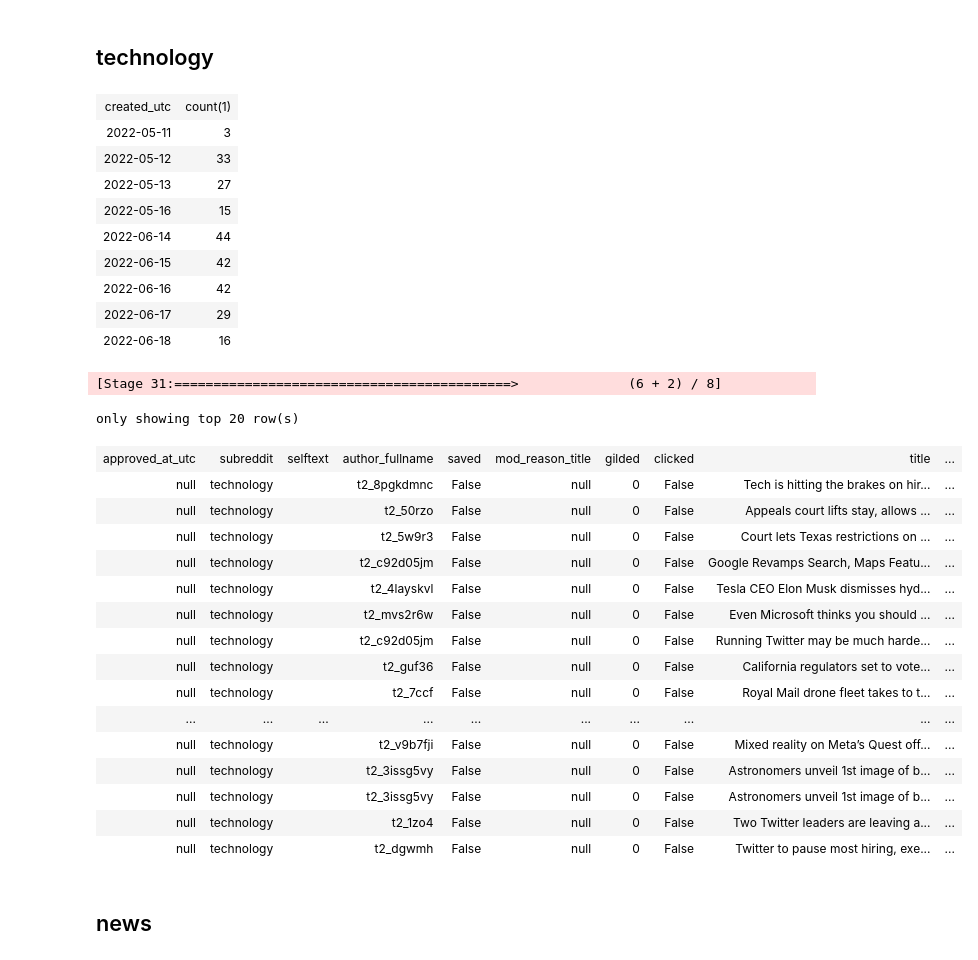
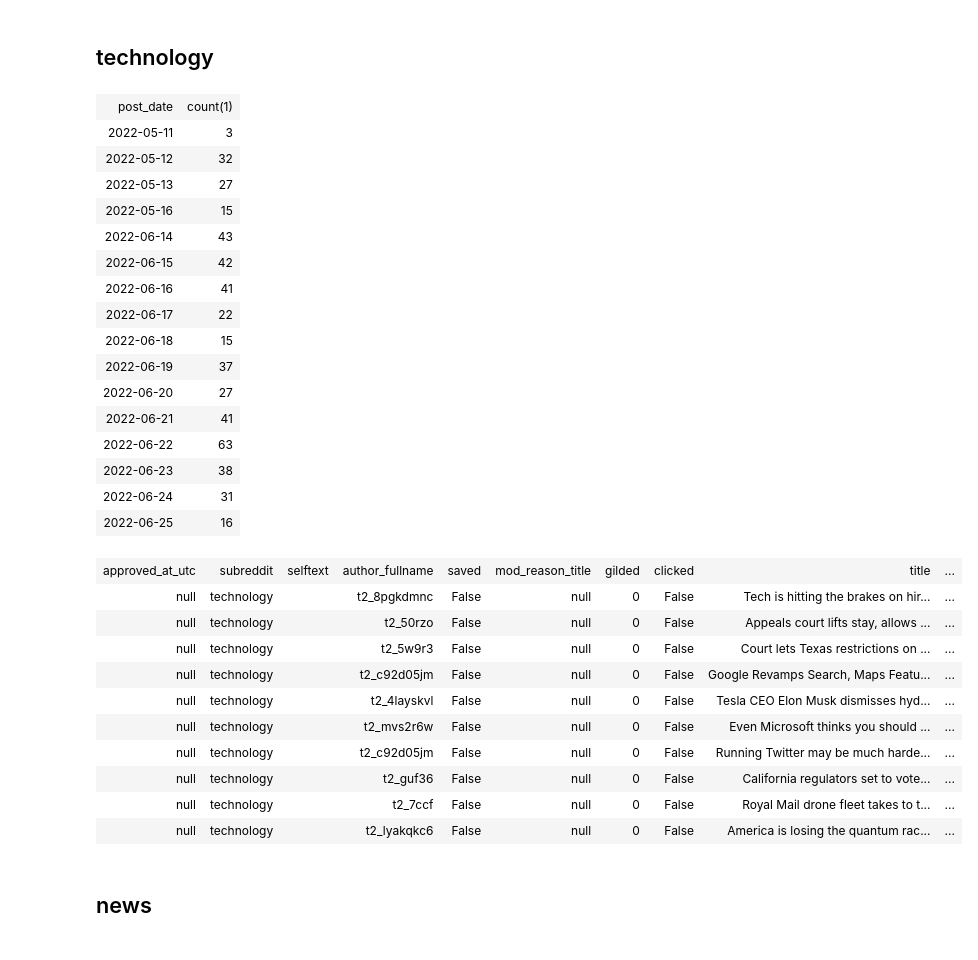
Before and after one commit to stevenhurwitt/reddit-streaming, a Jupyter notebook: redditStreaming/src/main/python/read_table.ipynb, the cells around one changed output. Saved outputs shown, nothing was run; the diff lists cells and outputs as text; code cells hidden in the pictures.

```diff
--- a/redditStreaming/src/main/python/read_table.ipynb
+++ b/redditStreaming/src/main/python/read_table.ipynb
@@ -81,43 +63,43 @@ created table reddit_worldnews.
 # %%
 %%sparksql
 
-select CAST(created_utc AS DATE), count(*) from reddit_technology
-group by CAST(created_utc AS DATE)
-order by CAST(created_utc AS DATE) asc
+select post_date, count(*) from reddit_technology
+group by post_date
+order by post_date asc
 # %% [output]
-| created_utc | count(1) |
+| post_date | count(1) |
 | 2022-05-11 | 3 |
-| 2022-05-12 | 33 |
+| 2022-05-12 | 32 |
 | 2022-05-13 | 27 |
 | 2022-05-16 | 15 |
-| 2022-06-14 | 44 |
+| 2022-06-14 | 43 |
 | 2022-06-15 | 42 |
-| 2022-06-16 | 42 |
-| 2022-06-17 | 29 |
-| 2022-06-18 | 16 |
+| 2022-06-16 | 41 |
+| 2022-06-17 | 22 |
+| 2022-06-18 | 15 |
+| 2022-06-19 | 37 |
+| 2022-06-20 | 27 |
+| 2022-06-21 | 41 |
+| 2022-06-22 | 63 |
+| 2022-06-23 | 38 |
+| 2022-06-24 | 31 |
+| 2022-06-25 | 16 |
 # %%
 %%sparksql
 
-select * from reddit_technology order by created_utc asc
+select * from reddit_technology order by created_utc asc limit 10
 # %% [output]
-[Stage 31:===========================================>              (6 + 2) / 8]
-only showing top 20 row(s)
 | approved_at_utc | subreddit | selftext | author_fullname | saved | mod_reason_title | gilded | clicked | title | ... |
 | null | technology |  | t2_8pgkdmnc | False | null | 0 | False | Tech is hitting the brakes on hir... | ... |
 | null | technology |  | t2_50rzo | False | null | 0 | False | Appeals court lifts stay, allows ... | ... |
 | null | technology |  | t2_5w9r3 | False | null | 0 | False | Court lets Texas restrictions on ... | ... |
 | null | technology |  | t2_c92d05jm | False | null | 0 | False | Google Revamps Search, Maps Featu... | ... |
 | null | technology |  | t2_4layskvl | False | null | 0 | False | Tesla CEO Elon Musk dismisses hyd... | ... |
 | null | technology |  | t2_mvs2r6w | False | null | 0 | False | Even Microsoft thinks you should ... | ... |
 | null | technology |  | t2_c92d05jm | False | null | 0 | False | Running Twitter may be much harde... | ... |
 | null | technology |  | t2_guf36 | False | null | 0 | False | California regulators set to vote... | ... |
 | null | technology |  | t2_7ccf | False | null | 0 | False | Royal Mail drone fleet takes to t... | ... |
-| ... | ... | ... | ... | ... | ... | ... | ... | ... | ... |
-| null | technology |  | t2_v9b7fji | False | null | 0 | False | Mixed reality on Meta’s Quest off... | ... |
-| null | technology |  | t2_3issg5vy | False | null | 0 | False | Astronomers unveil 1st image of b... | ... |
-| null | technology |  | t2_3issg5vy | False | null | 0 | False | Astronomers unveil 1st image of b... | ... |
-| null | technology |  | t2_1zo4 | False | null | 0 | False | Two Twitter leaders are leaving a... | ... |
-| null | technology |  | t2_dgwmh | False | null | 0 | False | Twitter to pause most hiring, exe... | ... |
+| null | technology |  | t2_lyakqkc6 | False | null | 0 | False | America is losing the quantum rac... | ... |
 # %% [markdown]
 ## news
 # %%
```
Also changed, not shown: parts of 7 cells of this notebook, 4 other files.
